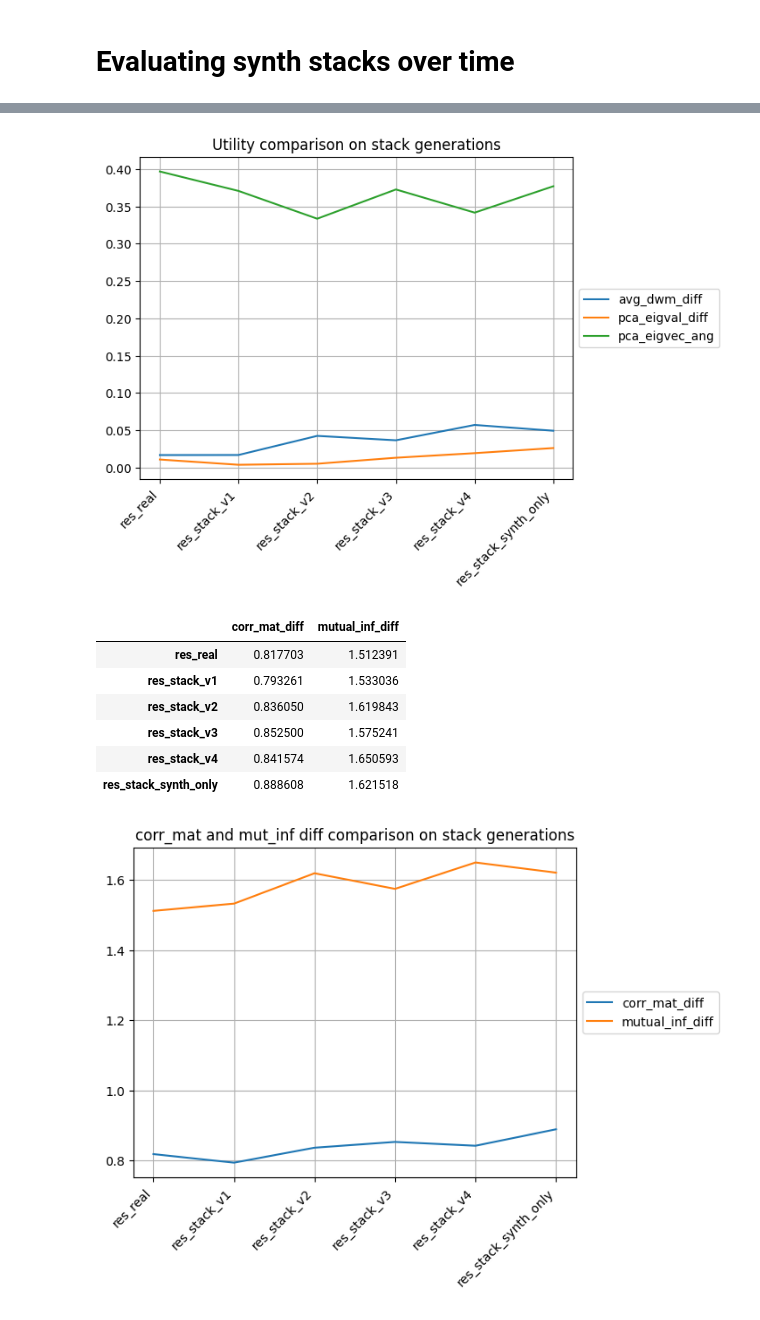
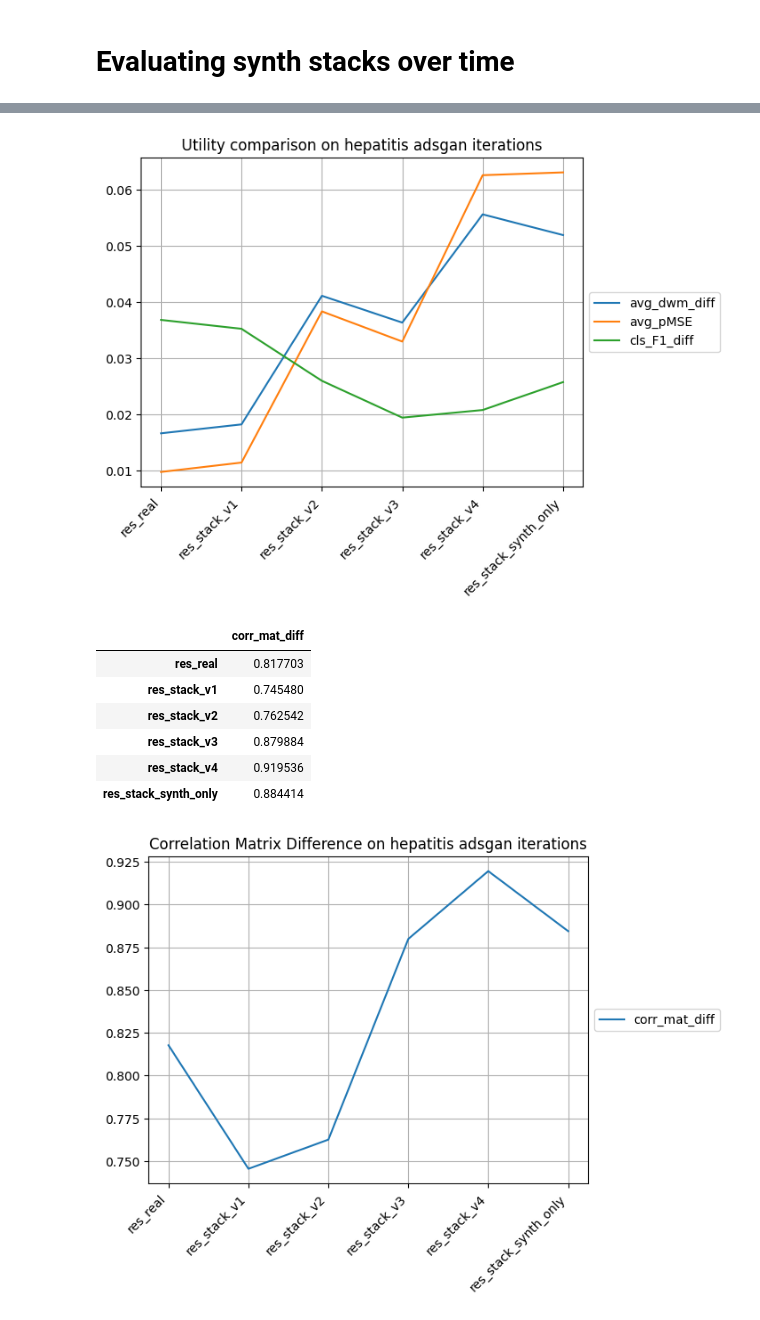
Before and after one commit to LucasBrynk/synthe_size_me, a Jupyter notebook: hepatitis_syn/hepatitis_adsgan_syn.ipynb, the cells around one changed output, grey strips where cells are left out. Cells and saved outputs as stored; diff of their text form; code cells hidden in the pictures.

```diff
--- a/hepatitis_syn/hepatitis_adsgan_syn.ipynb
+++ b/hepatitis_syn/hepatitis_adsgan_syn.ipynb
@@ -542,15 +542,16 @@ eval_str = ["res_real", "res_stack_v1", "res_stack_v2", "res_stack_v3", "res_sta
 # %%
 privacy_plot = pd.DataFrame(columns=["eps_identif_risk",
                                      "att_discl_risk",
-                                     "hit_rate",
                                      "mia_cls_risk"])
 
 for i in range(len(eval_results)):
     evals = eval_results[i].set_index("metric")
     privacy_plot.loc[eval_str[i]] = [evals.loc["eps_identif_risk", "val"],
                                     evals.loc["att_discl_risk", "val"],
-                                    evals.loc["hit_rate", "val"],
                                     evals.loc["mia_cls_risk", "val"]]
 
+# Save to csv
+privacy_plot.to_csv(f"{gen_method}\privacy_plot.csv")
+
 privacy_plot
 # %% [output]
@@ -598,13 +602,14 @@ plt.show()
 # %%
 utility_plot = pd.DataFrame(columns=["avg_dwm_diff",
-                                     "pca_eigval_diff",
-                                     "pca_eigvec_ang"])
+                                     "avg_pMSE",
+                                     "cls_F1_diff"])
 
 for i in range(len(eval_results)):
     evals = eval_results[i].set_index("metric")
     utility_plot.loc[eval_str[i]] = [evals.loc["avg_dwm_diff", "val"],
-                                    evals.loc["pca_eigval_diff", "val"],
-                                    evals.loc["pca_eigvec_ang", "val"]]
+                                    evals.loc["avg_pMSE", "val"],
+                                    evals.loc["cls_F1_diff", "val"]]
+
 
 utility_plot
 # %% [output]
@@ -618,39 +623,40 @@ utility_plot
 # %%
 utility_plot.plot.line()
-plt.title("Utility comparison on stack generations")
+plt.title("Utility comparison on hepatitis adsgan iterations")
 plt.xticks(rotation=45, ha="right")
 plt.legend(loc='center left', bbox_to_anchor=(1.0, 0.5))
 plt.grid()
 plt.show()
 # %% [output]
-[figure, old version]
+[figure, new version]
 # %%
-matrix_diff_plot = pd.DataFrame(columns=["corr_mat_diff",
-                                     "mutual_inf_diff"])
+matrix_diff_plot = pd.DataFrame(columns=["corr_mat_diff"])
 
 for i in range(len(eval_results)):
     evals = eval_results[i].set_index("metric")
-    matrix_diff_plot.loc[eval_str[i]] = [evals.loc["corr_mat_diff", "val"],
-                                    evals.loc["mutual_inf_diff", "val"]]
+    matrix_diff_plot.loc[eval_str[i]] = [evals.loc["corr_mat_diff", "val"]]
+
+# Save to csv
+matrix_diff_plot.to_csv(f"{gen_method}\matrix_diff_plot.csv", index=False)
 
 matrix_diff_plot
 # %% [output]
-|  | corr_mat_diff | mutual_inf_diff |
-| res_real | 0.817703 | 1.512391 |
-| res_stack_v1 | 0.793261 | 1.533036 |
-| res_stack_v2 | 0.836050 | 1.619843 |
-| res_stack_v3 | 0.852500 | 1.575241 |
-| res_stack_v4 | 0.841574 | 1.650593 |
-| res_stack_synth_only | 0.888608 | 1.621518 |
+|  | corr_mat_diff |
+| res_real | 0.817703 |
+| res_stack_v1 | 0.745480 |
+| res_stack_v2 | 0.762542 |
+| res_stack_v3 | 0.879884 |
+| res_stack_v4 | 0.919536 |
+| res_stack_synth_only | 0.884414 |
 # %%
 matrix_diff_plot.plot.line()
-plt.title("corr_mat and mut_inf diff comparison on stack generations")
+plt.title("Correlation Matrix Difference on hepatitis adsgan iterations")
 plt.xticks(rotation=45, ha="right")
 plt.legend(loc='center left', bbox_to_anchor=(1.0, 0.5))
 plt.grid()
 plt.show()
 # %% [output]
-[figure, old version]
+[figure, new version]
 # %%
 total_eval = pd.DataFrame(columns=["avg_dwm_diff",
                                    "pca_eigval_diff",
```
Also changed, not shown: parts of 15 cells of this notebook, 3 other files.
